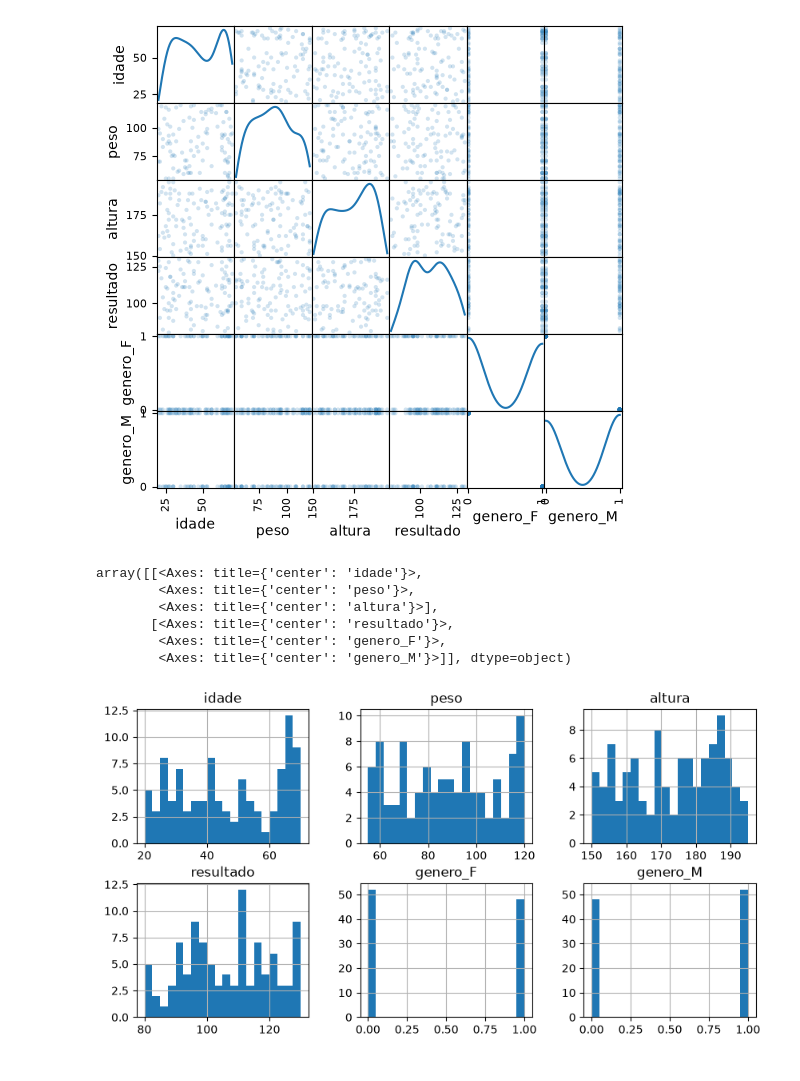
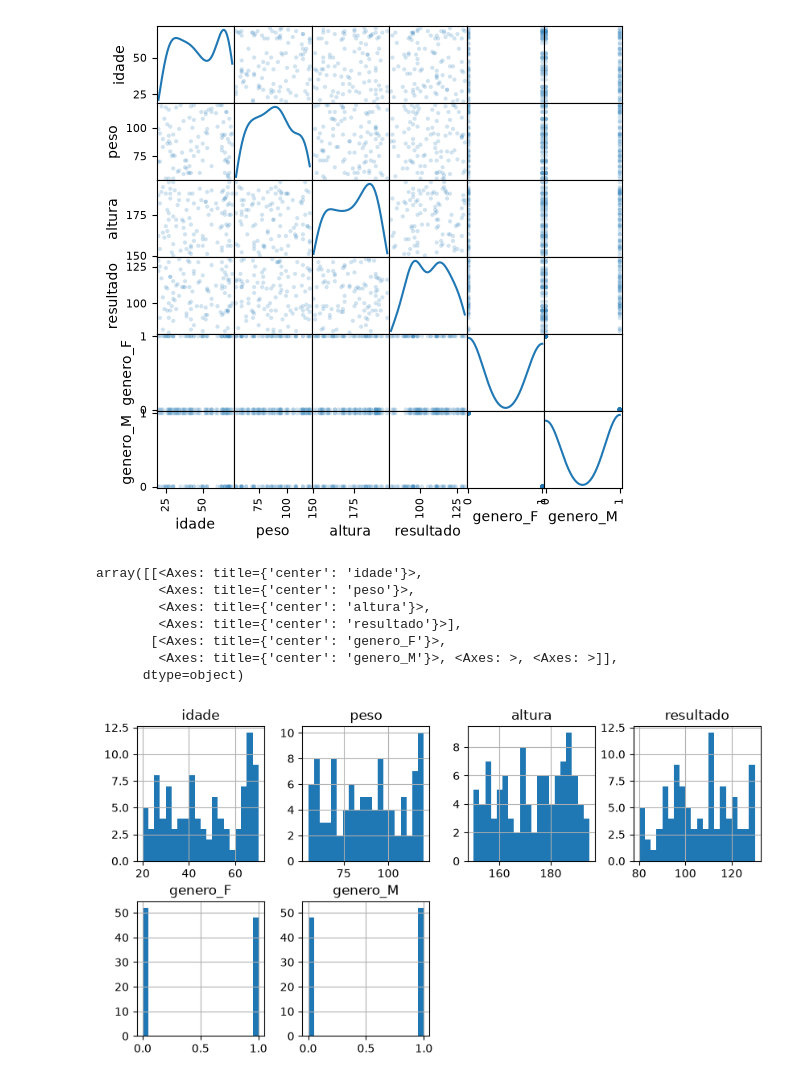
Before and after one commit to nribjoaovictor/Clinical_analysis_laboratory, a Jupyter notebook: modelo_diabete.ipynb, the cells around one changed output. Saved outputs shown, nothing was run; the diff lists cells and outputs as text; code cells hidden in the pictures.

```diff
--- a/modelo_diabete.ipynb
+++ b/modelo_diabete.ipynb
@@ -87,12 +87,13 @@ array([[<Axes: xlabel='idade', ylabel='idade'>,
 [figure]
 # %%
 #histograma de todas as variáveis
-df_exames.hist(layout=(2,3), figsize=(10,5), bins=20)
+df_exames.hist(layout=(2,4), figsize=(10,5), bins=20)
 # %% [output]
 array([[<Axes: title={'center': 'idade'}>,
         <Axes: title={'center': 'peso'}>,
-        <Axes: title={'center': 'altura'}>],
-       [<Axes: title={'center': 'resultado'}>,
-        <Axes: title={'center': 'genero_F'}>,
-        <Axes: title={'center': 'genero_M'}>]], dtype=object)
+        <Axes: title={'center': 'altura'}>,
+        <Axes: title={'center': 'resultado'}>],
+       [<Axes: title={'center': 'genero_F'}>,
+        <Axes: title={'center': 'genero_M'}>, <Axes: >, <Axes: >]],
+      dtype=object)
-[figure, old version]
+[figure, new version]
```
Also changed, not shown: parts of 23 cells of this notebook, 1 other file.
